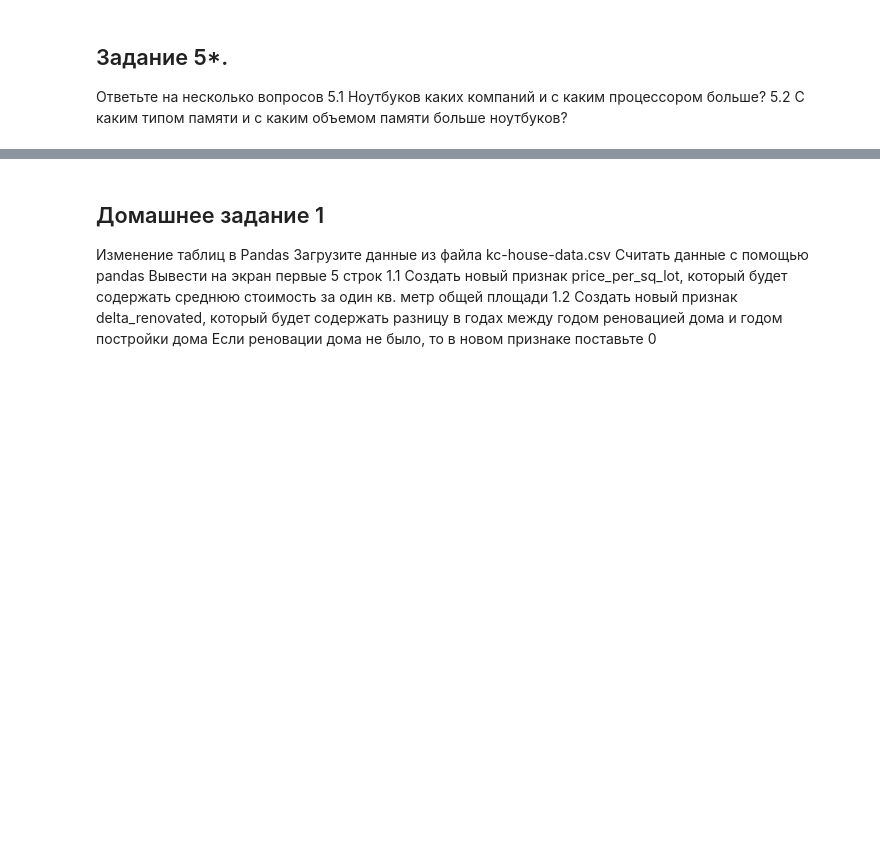
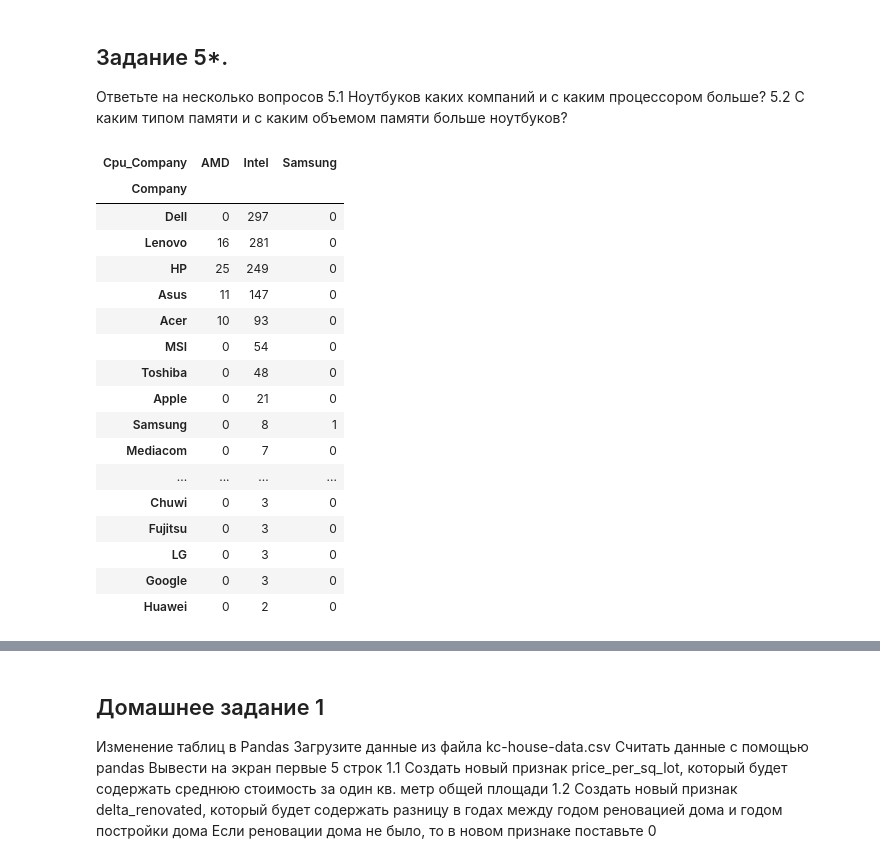
Before and after one commit to SvZor/-Python-Sem, a Jupyter notebook: sem 3.ipynb, the cells around one changed output, grey strips where cells are left out. Saved outputs shown, nothing was run; the diff lists cells and outputs as text; code cells hidden in the pictures; blank space fills up the shorter version.

```diff
--- a/sem 3.ipynb
+++ b/sem 3.ipynb
@@ -508,3 +547,24 @@ AttributeError: 'DataFrame' object has no attribute 'crosstab'
 больше?
 5.2 С каким типом памяти и с каким объемом памяти
 больше ноутбуков?
+# %%
+pd.crosstab(index=laptop['Company'], columns=laptop['Cpu_Company']).sort_values('Intel', ascending= False)
+# %% [output]
+| Cpu_Company | AMD | Intel | Samsung |
+| Company |  |  |  |
+| Dell | 0 | 297 | 0 |
+| Lenovo | 16 | 281 | 0 |
+| HP | 25 | 249 | 0 |
+| Asus | 11 | 147 | 0 |
+| Acer | 10 | 93 | 0 |
+| MSI | 0 | 54 | 0 |
+| Toshiba | 0 | 48 | 0 |
+| Apple | 0 | 21 | 0 |
+| Samsung | 0 | 8 | 1 |
+| Mediacom | 0 | 7 | 0 |
+| ... | ... | ... | ... |
+| Chuwi | 0 | 3 | 0 |
+| Fujitsu | 0 | 3 | 0 |
+| LG | 0 | 3 | 0 |
+| Google | 0 | 3 | 0 |
+| Huawei | 0 | 2 | 0 |
```
Also changed, not shown: parts of 10 cells of this notebook, 1 other file.
